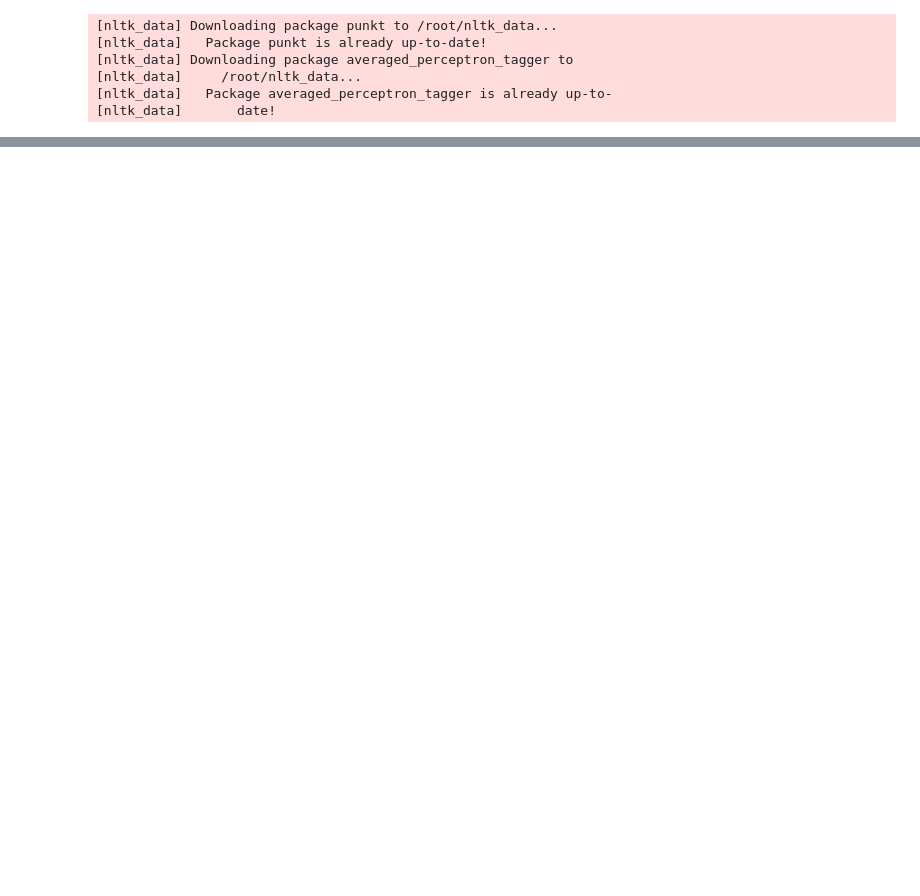
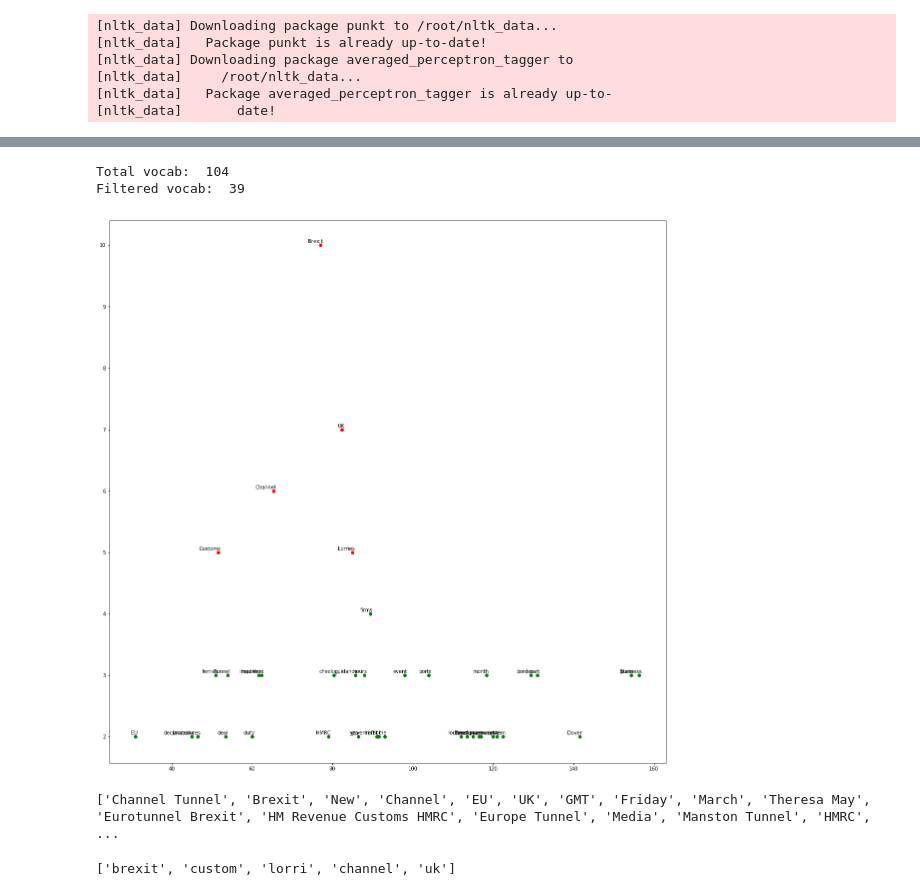
Before and after one commit to kahf-sami/Prototype-Analyzer, a Jupyter notebook: notebooks/IS_w2v/LC-v2.ipynb, the cells around one changed output, grey strips where cells are left out. Saved outputs shown, nothing was run; the diff lists cells and outputs as text; code cells hidden in the pictures; blank space fills up the shorter version.

```diff
--- a/notebooks/IS_w2v/LC-v2.ipynb
+++ b/notebooks/IS_w2v/LC-v2.ipynb
@@ -77,0 +95,21 @@ Filtered vocab:  20
+# %%
+linearProcessor = LC.Linear(text)
+linearProcessor.setAllowedPosTypes(['NN', 'NNP', 'NNS', 'NNPS'])
+linearProcessor.setPositionContributingFactor(1)
+linearProcessor.setOccuranceContributingFactor(1)
+linearProcessor.setProperNounContributingFactor(1)
+linearProcessor.setTopScorePercentage(0.5)
+linearProcessor.setFilterWords(0.1)
+linearProcessor.displayPlot()
+# %% [output]
+Total vocab:  104
+Filtered vocab:  39
+[figure, added]
+# %%
+print(linearProcessor.getProperNouns())
+# %% [output]
+['Channel Tunnel', 'Brexit', 'New', 'Channel', 'EU', 'UK', 'GMT', 'Friday', 'March', 'Theresa May', 'Eurotunnel Brexit', 'HM Revenue Customs HMRC', 'Europe Tunnel', 'Media', 'Manston Tunnel', 'HMRC',  ...
+# %%
+print(linearProcessor.getContrinutors())
+# %% [output]
+['brexit', 'custom', 'lorri', 'channel', 'uk']
```
Also changed, not shown: parts of 2 cells of this notebook, 7 other files.
